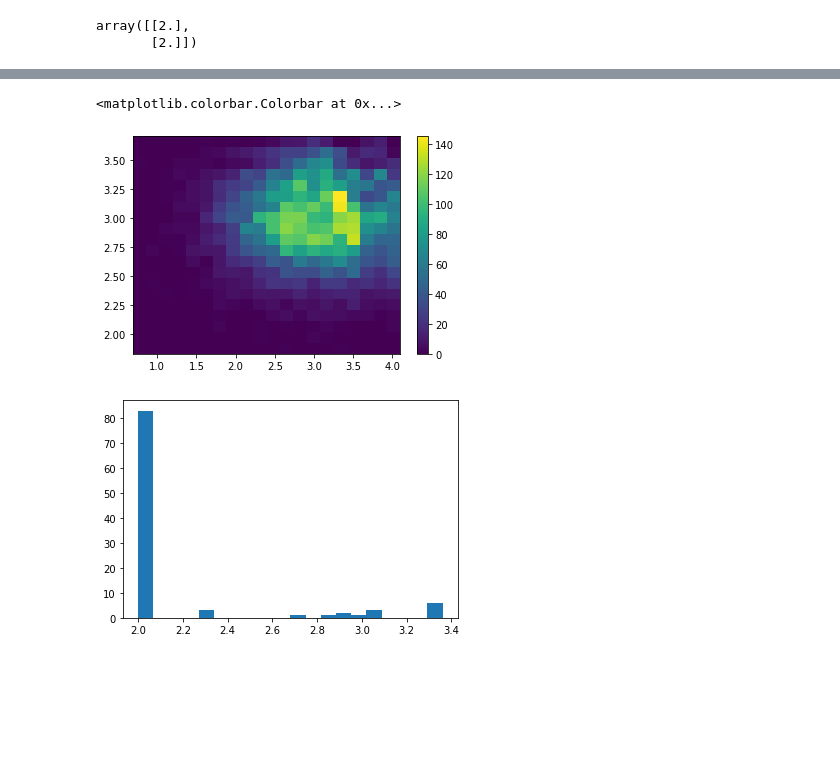
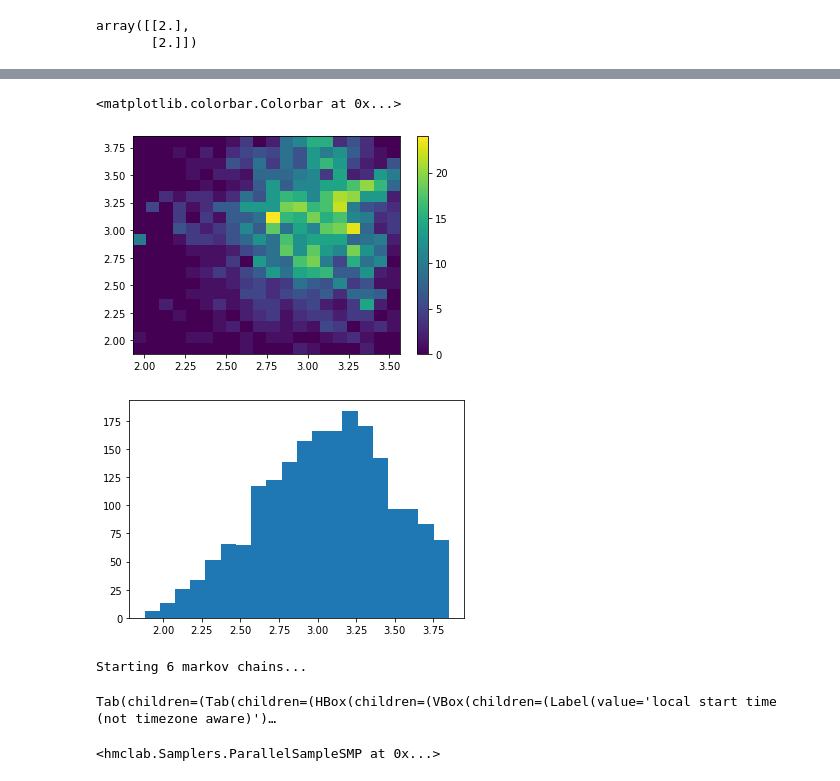
Before and after one commit to larsgeb/hmclab, a Jupyter notebook: notebooks/tutorials/5 - Transforming parameters.ipynb, the cells around one changed output, grey strips where cells are left out. Saved outputs shown, nothing was run; the diff lists cells and outputs as text; code cells hidden in the pictures; blank space fills up the shorter version.

Commit message:
Updated tests to use robust starting models

```diff
--- a/notebooks/tutorials/5 - Transforming parameters.ipynb
+++ b/notebooks/tutorials/5 - Transforming parameters.ipynb
@@ -5,6 +5,6 @@ import numpy
 # %%
 prior_1 = hmclab.Distributions.Normal(
     means=[3, 3],
-    covariance=[0.4,0.1],
+    covariance=[0.1, 0.2],
 )
 prior_1_l = hmclab.Distributions.TransformToLogSpace(prior_1)
@@ -83,12 +130,39 @@ _ = plt.hist(samples_hmc[1,:], bins=50,alpha=0.5,density=True)
 # %%
-transform_samples = prior_1_l.transform_forward(samples[:-1,:])
+transform_samples = prior_1_l.transform_forward(samples_hmc[:-1, :])
 
-_ = plt.hist2d(transform_samples[0,:], transform_samples[1,:],bins=20)
+_ = plt.hist2d(transform_samples[0, :], transform_samples[1, :], bins=20)
 plt.colorbar()
 # %% [output]
 <matplotlib.colorbar.Colorbar at 0x...>
-[figure, old version]
+[figure, new version]
 # %%
-_ = plt.hist(transform_samples[1,:].flatten(), bins=20)
+_ = plt.hist(transform_samples[1, :].flatten(), bins=20)
 # %% [output]
-[figure, old version]
+[figure, new version]
+# %%
+chains = 6
+
+samplers = [hmclab.Samplers.HMC() for i in range(chains)]
+posteriors = [hmclab.Distributions.TransformToLogSpace(prior_1) for _ in range(chains)]
+
+# 3 separate sample files
+filenames = [f"bin_samples/tutorial_5_parallel_transform_{i}.h5" for i in range(chains)]
+
+parallel_sampler = hmclab.Samplers.ParallelSampleSMP()
+
+
+parallel_sampler.sample(
+    samplers,
+    filenames,
+    posteriors,
+    proposals=10000,
+    overwrite_existing_files=True,
+    exchange=True,
+    exchange_interval=100,
+    initial_model=m1,
+    kwargs={"autotuning": True, "stepsize": 100.0},
+)
+# %% [output]
+Starting 6 markov chains...
+Tab(children=(Tab(children=(HBox(children=(VBox(children=(Label(value='local start time (not timezone aware)')…
+<hmclab.Samplers.ParallelSampleSMP at 0x...>
```
Also changed, not shown: parts of 10 cells of this notebook, 11 other files.
